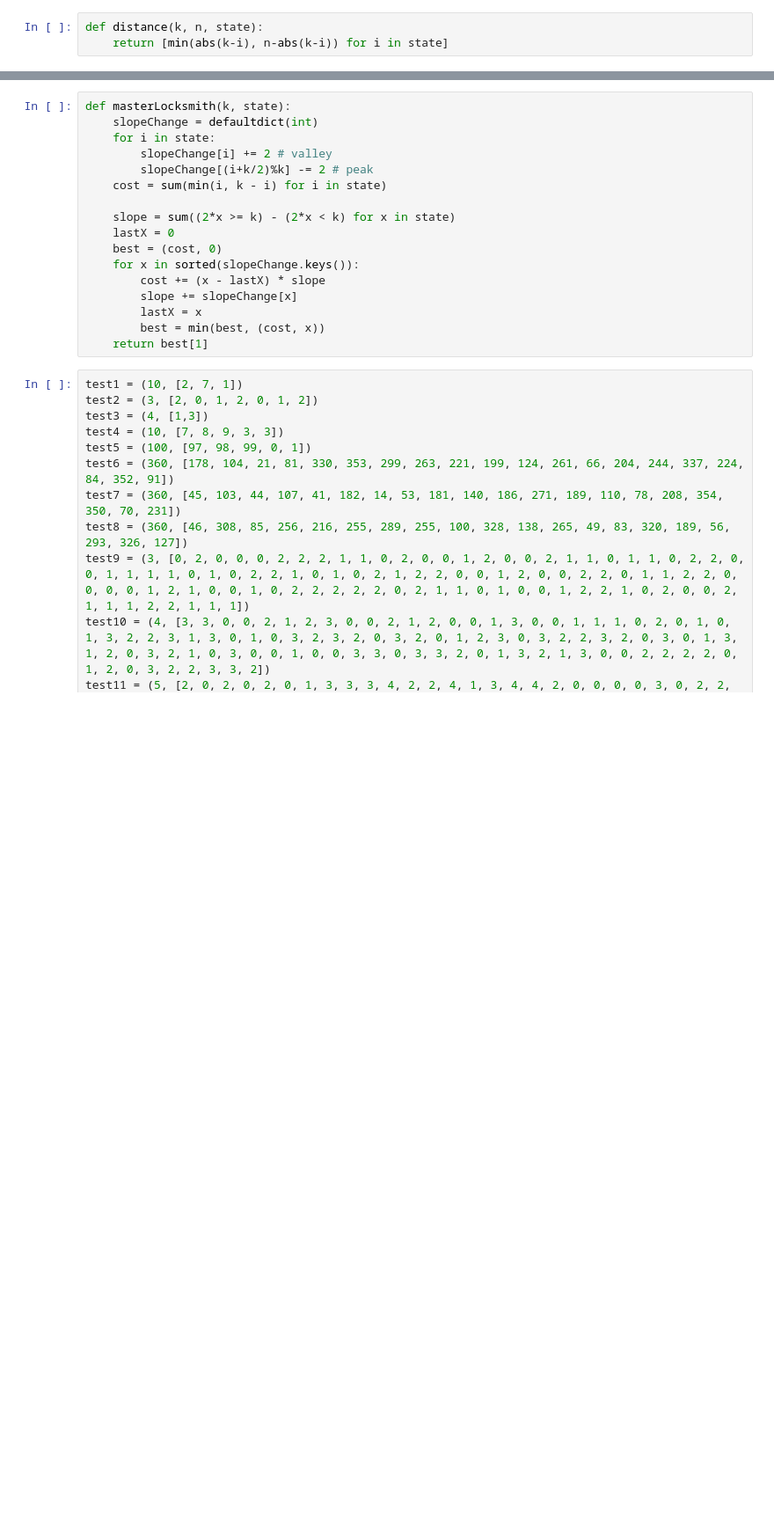
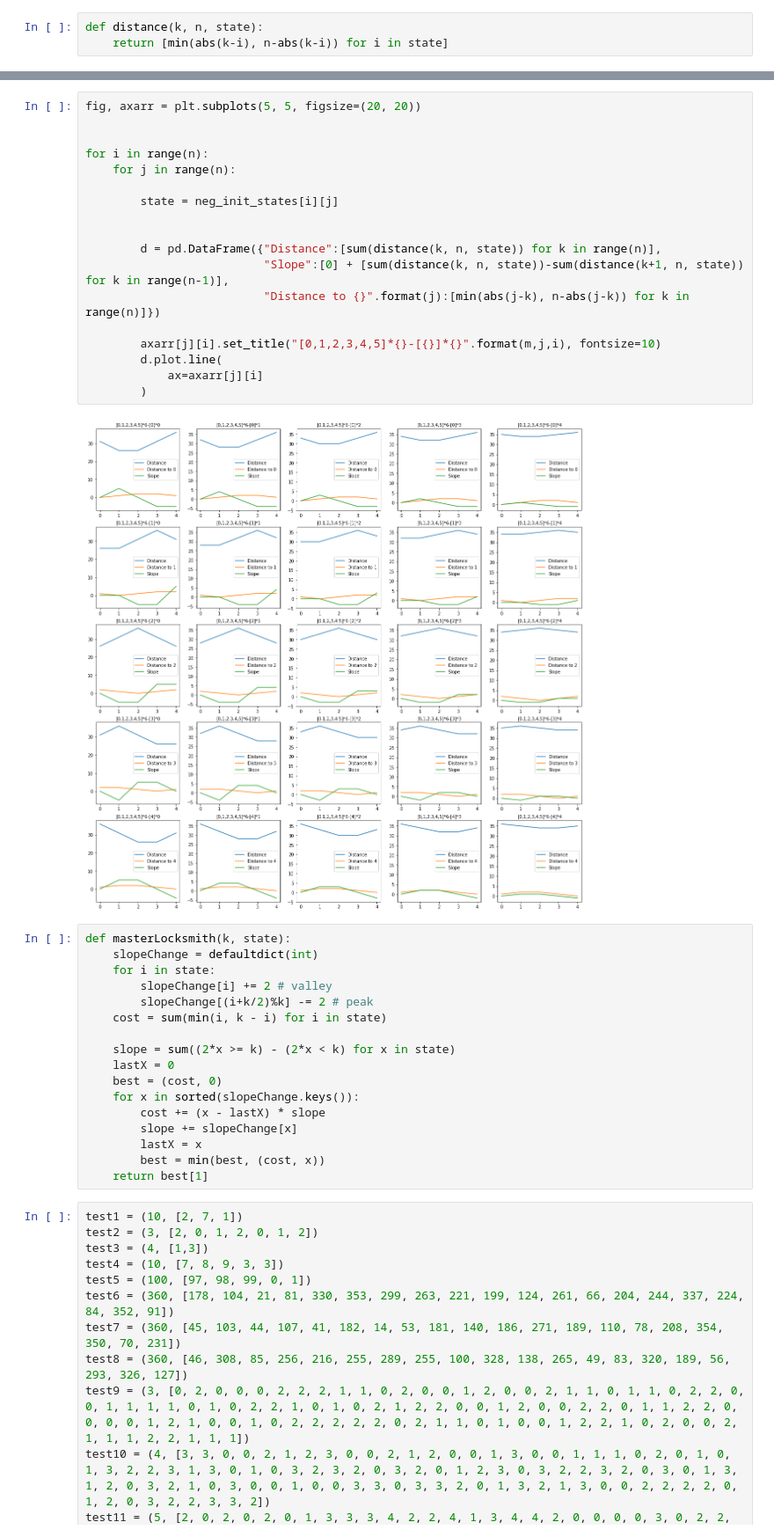
Before and after one commit to ariesduanmu/ctf_challenges, a Jupyter notebook: masterLockSmith.ipynb, the cells around one changed output, grey strips where cells are left out. Shown: that part at 88% size. Drawn from its saved outputs; the diff is of its cells as text; blank space fills up the shorter version.

```diff
--- a/masterLockSmith.ipynb
+++ b/masterLockSmith.ipynb
@@ -27,3 +83,23 @@ for i in range(n):
+# %%
+fig, axarr = plt.subplots(5, 5, figsize=(20, 20))
+
+
+for i in range(n):
+    for j in range(n):
+
+        state = neg_init_states[i][j]
+
+
+        d = pd.DataFrame({"Distance":[sum(distance(k, n, state)) for k in range(n)],
+                          "Slope":[0] + [sum(distance(k, n, state))-sum(distance(k+1, n, state)) for k in range(n-1)],
+                          "Distance to {}".format(j):[min(abs(j-k), n-abs(j-k)) for k in range(n)]})
+
+        axarr[j][i].set_title("[0,1,2,3,4,5]*{}-[{}]*{}".format(m,j,i), fontsize=10)
+        d.plot.line(
+            ax=axarr[j][i]
+        )
+# %% [output]
+[figure, added]
 # %%
 def masterLocksmith(k, state):
     slopeChange = defaultdict(int)
```
Also changed, not shown: parts of 6 cells of this notebook.
